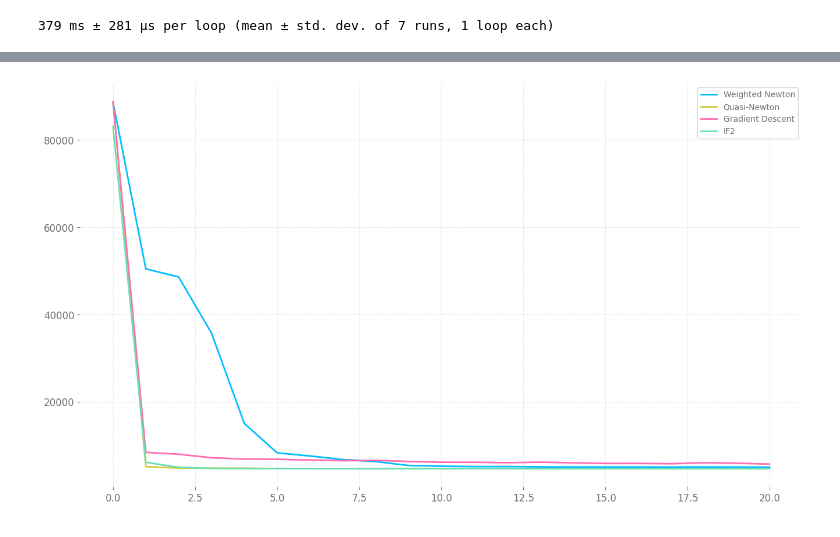
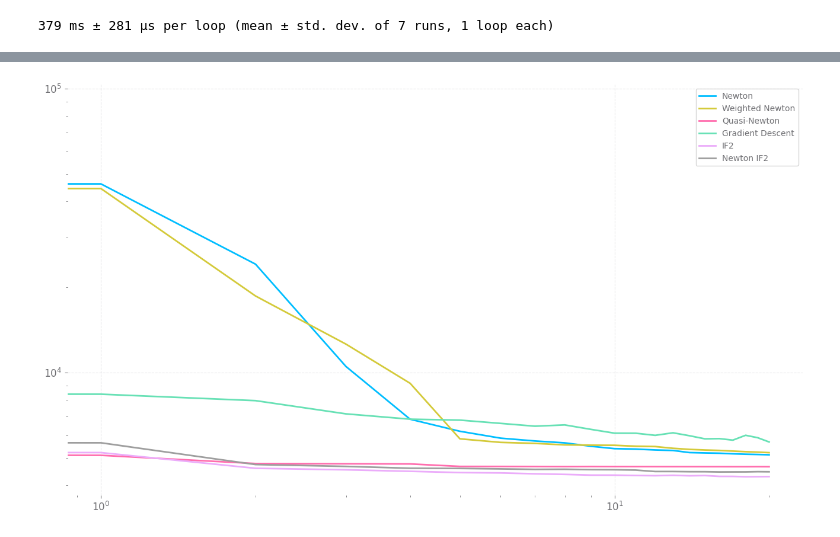
Before and after one commit to hetankevin/diffilter, a Jupyter notebook: cholera.ipynb, the cells around one changed output, grey strips where cells are left out. Drawn from its saved outputs; the diff is of its cells as text; code cells hidden in the pictures.

```diff
--- a/cholera.ipynb
+++ b/cholera.ipynb
@@ -216,3 +329,3 @@ weighted_newt_logliks, weighted_newt_ests = train(theta_ests, ys, covars, beta=0
 # %%
-bfgs_logliks, bfgs_ests = train(theta_ests, ys, covars, beta=0.9, eta=1e-2, c=1e-1, max_ls_itn=5,
-                            verbose=True, itns=20, J=J, Jh=500, thresh=0, method='BFGS', scale=True, ls=True)
+bfgs_logliks, bfgs_ests = train(theta_ests, ys[:100], covars, beta=0.9*10, eta=0.2, c=0.01, max_ls_itn=30,
+                            verbose=True, itns=100, J=J, thresh=0, method='BFGS', scale=True, ls=False)
@@ -257,4 +332,4 @@ bfgs_logliks, bfgs_ests = train(theta_ests, ys, covars, beta=0.9, eta=1e-2, c=1e
 # %%
-mif_logliks, mif_params = mif(theta_ests, ys, sigmas=sigmas,
-                              sigmas_init = sigmas, covars=covars,
-                              M=20, J=J, a=0.8, monitor=True, thresh=0)
+mif_logliks, mif_params = mif(theta_ests, ys[:100], sigmas=2*sigmas,
+                              sigmas_init = 6*sigmas, covars=covars,
+                              M=100, J=J, a=0.99, monitor=True, thresh=0)
@@ -261,3 +353,3 @@ mif_logliks, mif_params = mif(theta_ests, ys, sigmas=sigmas,
 # %%
-gd_logliks, gd_ests = train(theta_ests, ys, covars, beta=0.9, eta=5e-4/600,
-                            verbose=True, itns=20, J=J, thresh=0, method='SGD', scale=False)
+gd_logliks, gd_ests = train(theta_ests, ys[:100], covars, beta=0.9, eta=0.2,
+                            verbose=False, itns=100, J=J, thresh=100, method='SGD', ls=False, scale=True)
@@ -301,0 +356,5 @@ gd_logliks, gd_ests = train(theta_ests, ys, covars, beta=0.9, eta=5e-4/600,
+# %%
+newtif_logliks, newtif_params = newtif(theta_ests, ys, sigmas=sigmas,
+                                       sigmas_init = sigmas, covars=covars,
+                                       M=100, J=10000, Jh=500, a=0.95, beta=0.9, tau=5,
+                                       monitor=True, verbose=True, thresh=0)
@@ -302,17 +644,19 @@ gd_logliks, gd_ests = train(theta_ests, ys, covars, beta=0.9, eta=5e-4/600,
 # %%
 plt.figure(figsize=(16,9))
 fro = 0
-#plt.plot(newt_logliks, label='Newton')
+plt.plot(newt_logliks[fro:], label='Newton')
 plt.plot(weighted_newt_logliks[fro:], label='Weighted Newton')
 plt.plot(bfgs_logliks[fro:], label='Quasi-Newton')
 plt.plot(gd_logliks[fro:], label='Gradient Descent')
 plt.plot(mif_logliks[fro:], label='IF2')
+plt.plot(newtif_logliks[fro:], label='Newton IF2')
 plt.legend()
-#plt.yscale('log')
+plt.yscale('log')
+plt.xscale('log')
 #plt.yticks(np.logspace(3,5,10)*3, np.logspace(3,5,10)*3)
 plt.show()
 # %% [output]
-[figure, old version]
+[figure, new version]
 # %%
 newtif_logliks, newtif_params = newtif(theta_ests, ys, sigmas=np.array([0.001,0.0005,0.0005]),
                                        sigmas_init = np.array([0.5,0.25,0.25]),
```
Also changed, not shown: parts of 37 cells of this notebook, 6 other files.
